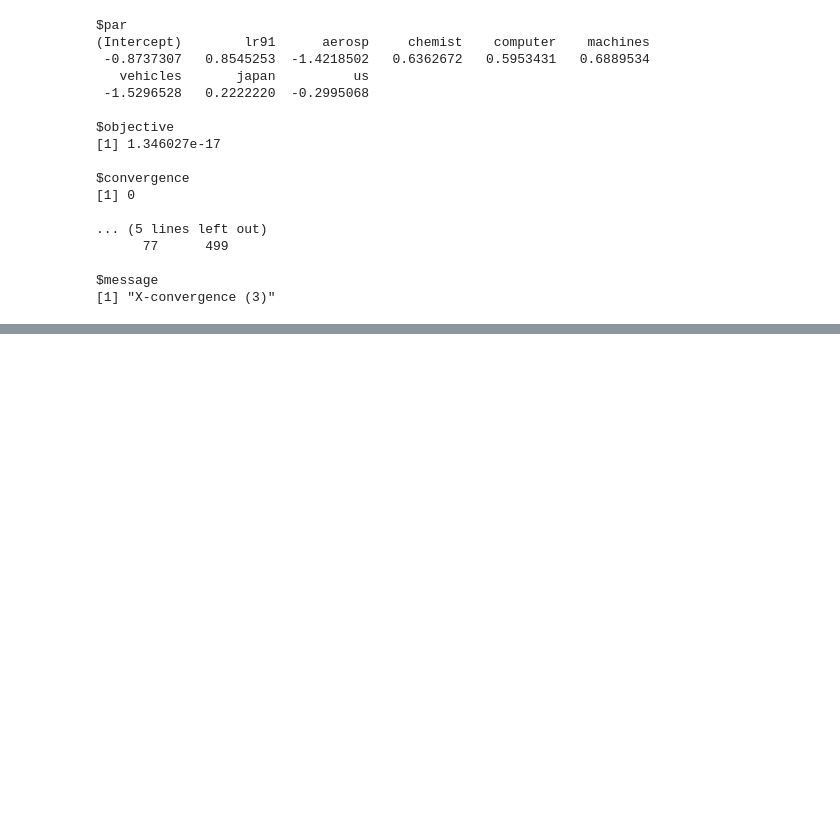
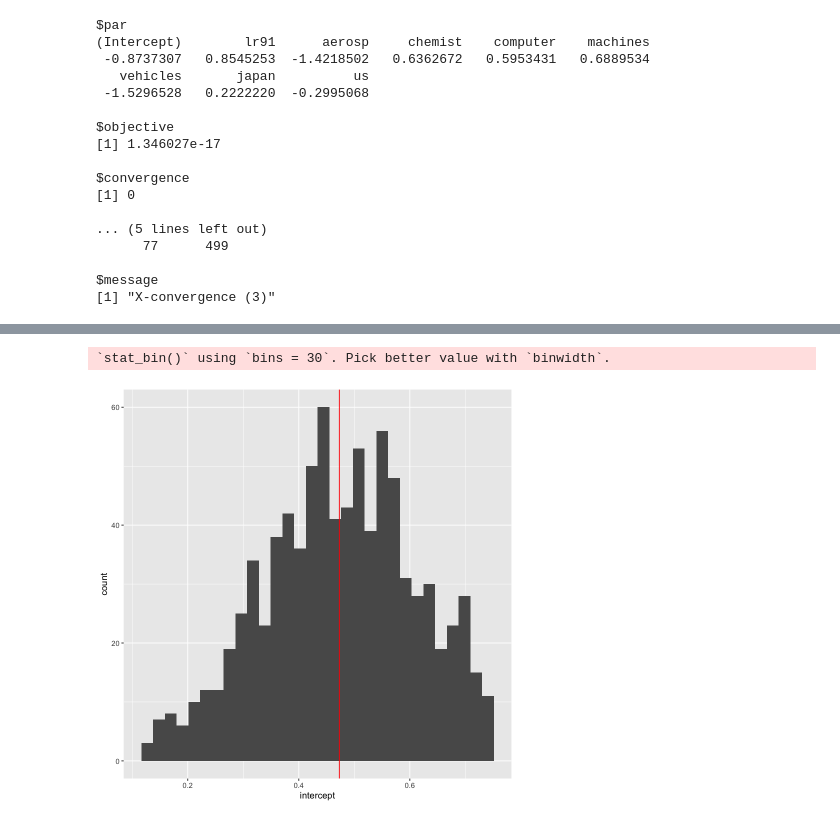
Before and after one commit to AlfredSAM/medium_blogs, a Jupyter notebook: GMM_in_R/GMM_in_R.ipynb, the cells around one changed output, grey strips where cells are left out. Saved outputs shown, nothing was run; the diff lists cells and outputs as text; code cells hidden in the pictures; blank space fills up the shorter version.

```diff
--- a/GMM_in_R/GMM_in_R.ipynb
+++ b/GMM_in_R/GMM_in_R.ipynb
@@ -547,0 +577,47 @@ attached base packages:
+# %%
+# Let's get the repeated sets of samples and compute the corresponding QMLE
+# estimates
+
+# Now just suppose the data generation process is Negative binomial
+# overdispersion
+
+# set seed for reproducibility
+set.seed(123)
+
+# set the number of repeated sets of samples
+nrep <- 1000
+
+# initialize the matrix to store estimates
+beta_qmle_nb <- matrix(0, nrow = nrep, ncol = 2)
+
+# sample size
+nobs <- 200
+# preset beta
+beta_vec <- c(0.5, -1)
+# %%
+for (i in c(1:nrep)) {
+  # generate variables using random number generators
+  x <- rnorm(mean = 2, sd = 1, n = nobs)
+  y <- rnbinom(nobs, mu = exp(beta_vec[1] + beta_vec[2] * x), size = 0.5)
+  # generate data frame
+  dat <- data.frame(cbind(y, intercept = 1, x))
+  qmle_res <- gmm(mom, dat, rnorm(2),
+    optfct = "nlminb",
+    control = list(maxit = 1000)
+  )
+  beta_qmle_nb[i, ] <- coef(qmle_res)
+}
+# %%
+colnames(beta_qmle_poi) <- c("intercept", "x")
+
+as_tibble(beta_qmle_poi) %>%
+  filter(intercept > quantile(intercept, 0.05),
+        intercept < quantile(intercept, 0.95),
+        x > quantile(x, 0.05),
+        x < quantile(x, 0.95)) %>%
+  ggplot(aes(x = intercept)) +
+  geom_histogram() +
+  geom_vline(aes(xintercept = mean(intercept)), col = "red")
+# %% [output]
+`stat_bin()` using `bins = 30`. Pick better value with `binwidth`.
+[figure, added]
```
Also changed, not shown: parts of 14 cells of this notebook.
